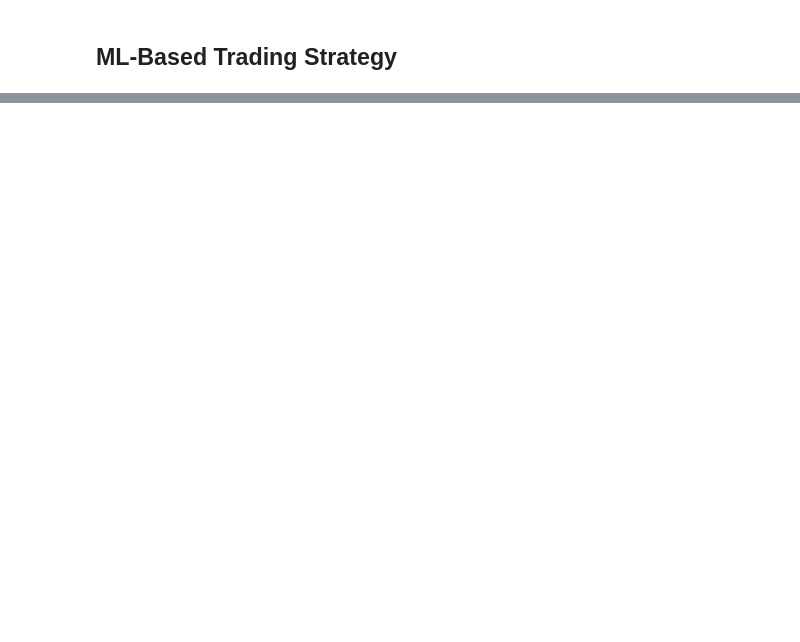
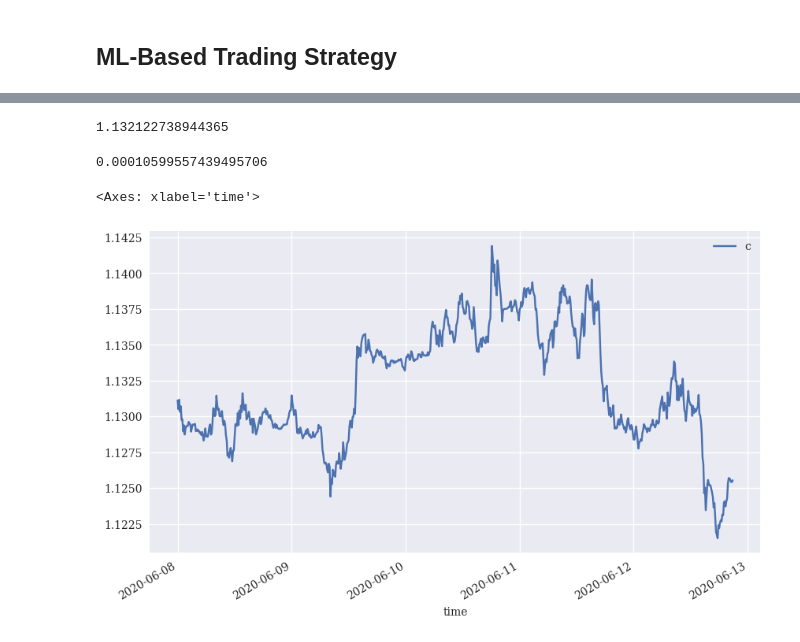
Before and after one commit to mlvhub/quant-learning, a Jupyter notebook: python-for-algorithmic-trading/10-automating-trading-operations/10-automating-trading-operations.ipynb, the cells around one changed output, grey strips where cells are left out. Saved outputs shown, nothing was run; the diff lists cells and outputs as text; code cells hidden in the pictures; blank space fills up the shorter version.

```diff
--- a/python-for-algorithmic-trading/10-automating-trading-operations/10-automating-trading-operations.ipynb
+++ b/python-for-algorithmic-trading/10-automating-trading-operations/10-automating-trading-operations.ipynb
@@ -181,0 +191,9 @@ data[equs].plot(ax=ax, legend=True)
+# %%
+instrument = 'EUR_USD'
+# %%
+raw = api.get_history(instrument,
+    start='2020-06-08',
+    end='2020-06-13',
+    granularity='M10',
+    price='M')
+raw.tail()
@@ -181,0 +226,15 @@ data[equs].plot(ax=ax, legend=True)
+# %%
+mean = raw['c'].mean()
+mean
+# %% [output]
+1.132122738944365
+# %%
+ptc = spread / mean
+ptc
+# %% [output]
+0.00010599557439495706
+# %%
+raw['c'].plot(figsize=(10, 6), legend=True)
+# %% [output]
+<Axes: xlabel='time'>
+[figure, added]
```
Also changed, not shown: parts of 49 cells of this notebook, 4 other files.
